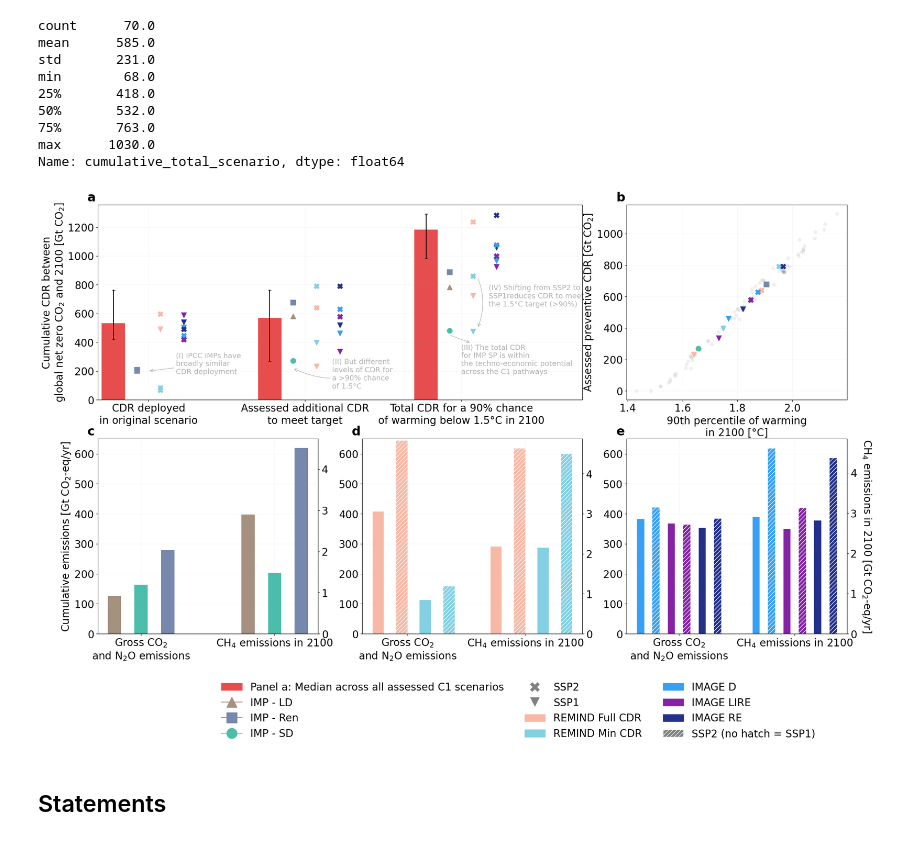
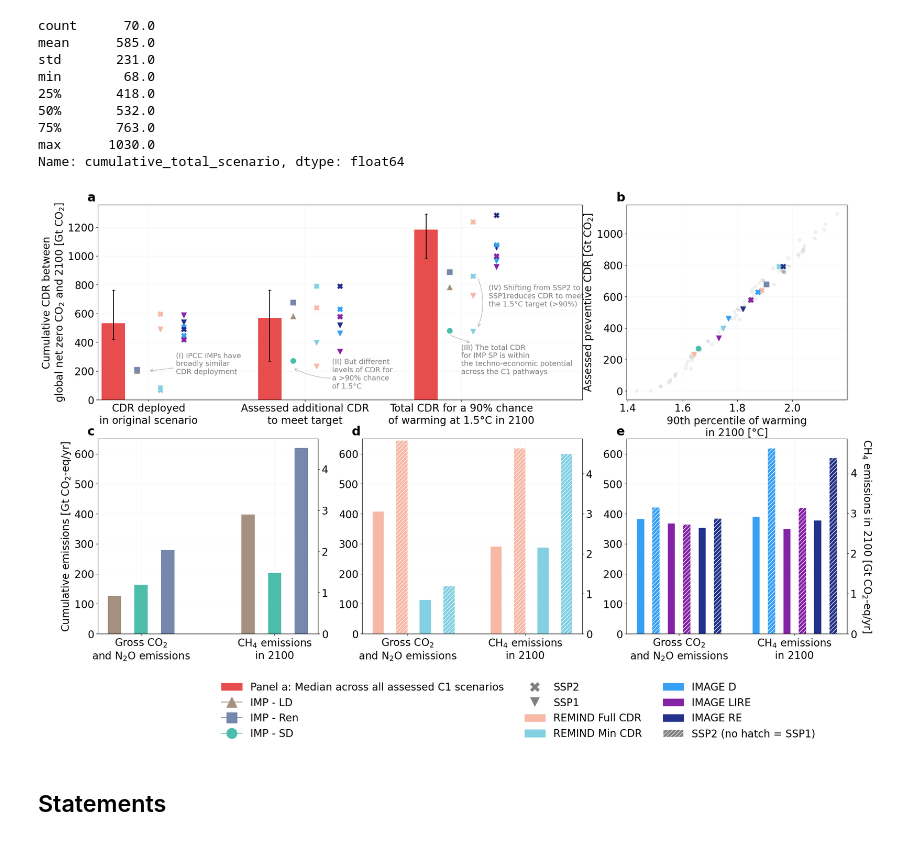
Before and after one commit to gaurav-ganti/cdr_climate_uncertainty, a Jupyter notebook: notebooks/602_figure2.ipynb, the cells around one changed output. Cells and saved outputs as stored; diff of their text form; code cells hidden in the pictures.

```diff
--- a/notebooks/602_figure2.ipynb
+++ b/notebooks/602_figure2.ipynb
@@ -623,7 +623,7 @@ ax2['a'].set_xticks(
     labels=[
         'CDR deployed\nin original scenario',
         'Assessed additional CDR\nto meet target',
-        'Total CDR for a 90% chance\nof warming below 1.5°C in 2100',
+        'Total CDR for a 90% chance\nof warming at 1.5°C in 2100',
     ]
 )
 ax2['a'].grid(alpha=0.1)
@@ -644,7 +644,7 @@ ax2['a'].annotate(
     xycoords='data',
     textcoords='data',
     arrowprops=dict(facecolor='grey', arrowstyle='->', alpha=0.3),
-    alpha=0.3,
+    alpha=0.5,
 )
 ax2['a'].annotate(
     '(II) But different\nlevels of CDR for\na >90% chance\nof 1.5°C',
@@ -654,7 +654,7 @@ ax2['a'].annotate(
     xycoords='data',
     textcoords='data',
     arrowprops=dict(facecolor='grey', arrowstyle='->', alpha=0.3, connectionstyle='arc3,rad=-0.2'),
-    alpha=0.3
+    alpha=0.5
 )
 ax2['a'].annotate(
     '(III) The total CDR\nfor IMP SP is within\nthe techno-economic potential\nacross the C1 pathways',
@@ -664,7 +664,7 @@ ax2['a'].annotate(
     fontsize=14,
     textcoords='data',
     arrowprops=dict(facecolor='grey', arrowstyle='<-', alpha=0.3),
-    alpha=0.3
+    alpha=0.5
 )
 #### Issue - we need to think about the annotation!
 ax2['a'].set_xlim(-0.1, 3)
@@ -674,14 +674,14 @@ ax2['a'].annotate(
     xytext=(2.33, 500),
     fontsize=14,
     arrowprops=dict(facecolor='grey', arrowstyle='<-', alpha=0.3, connectionstyle='arc3,rad=0.2'),
-    alpha=0.3
+    alpha=0.5
 )
 ax2['a'].annotate(
     '(IV) Shifting from SSP2 to\nSSP1reduces CDR to meet\nthe 1.5°C target (>90%)',
     xy=(2.4, 650),
     xytext=(2.4, 650),
     fontsize=14,
-    alpha=0.3
+    alpha=0.5
 )
 
 # Make a custom legend explaining all the colors
@@ -764,37 +764,37 @@ for scen in ['SPA1_19I_D_LB', 'SPA1_19I_LIRE_LB', 'SPA1_19I_RE_LB']:
             color=image_scen_colors[scen],
             hatch=hatch[ssp],
             edgecolor='white'
         )
         ax4.bar(
             x=i+1.5,
             bottom=0,
             height=data_panelc_onwards.loc[(mod, scen_comp), 'ch4_2100'],
             width=0.1,
             color=image_scen_colors[scen],
             hatch=hatch[ssp],
             edgecolor='white'
         )
         i += 0.2
 
 ax4.set_ylabel('CH$_4$ emissions in 2100 [Gt CO$_2$-eq/yr]', rotation=270, labelpad=30)
 ax2['d'].legend(
     handles=legend_elements,
     ncol=3,
     bbox_to_anchor=(2.1, -0.2),
     frameon=False
 )
 ax2['c'].set_ylabel('Cumulative emissions [Gt CO$_2$-eq/yr]')
 
-ax2['c'].set_xticks([0, 1], labels=['Gross CO$_2$\nand N$_2$O emissions', 'CH$_4$ emissions in 2100'])
-ax2['d'].set_xticks([0, 1], labels=['Gross CO$_2$\nand N$_2$O emissions', 'CH$_4$ emissions in 2100'])
-ax2['e'].set_xticks([-0.5, 1], labels=['Gross CO$_2$\nand N$_2$O emissions', 'CH$_4$ emissions in 2100'])
+ax2['c'].set_xticks([0, 1], labels=['Gross CO$_2$\nand N$_2$O emissions', 'CH$_4$ emissions\nin 2100'])
+ax2['d'].set_xticks([0, 1], labels=['Gross CO$_2$\nand N$_2$O emissions', 'CH$_4$ emissions\nin 2100'])
+ax2['e'].set_xticks([-0.5, 1], labels=['Gross CO$_2$\nand N$_2$O emissions', 'CH$_4$ emissions\nin 2100'])
 
 
 for label, a in ax2.items():
     trans = mtransforms.ScaledTranslation(-20/72, 7/72, fig2.dpi_scale_trans)
     a.text(0.0, 1.0, label, transform=a.transAxes + trans, weight='bold', fontsize='large')
 # %% [output]
-[figure, old version]
+[figure, new version]
 # %%
 fig2.savefig(
     Path('../results/Figure2.png'),
```
